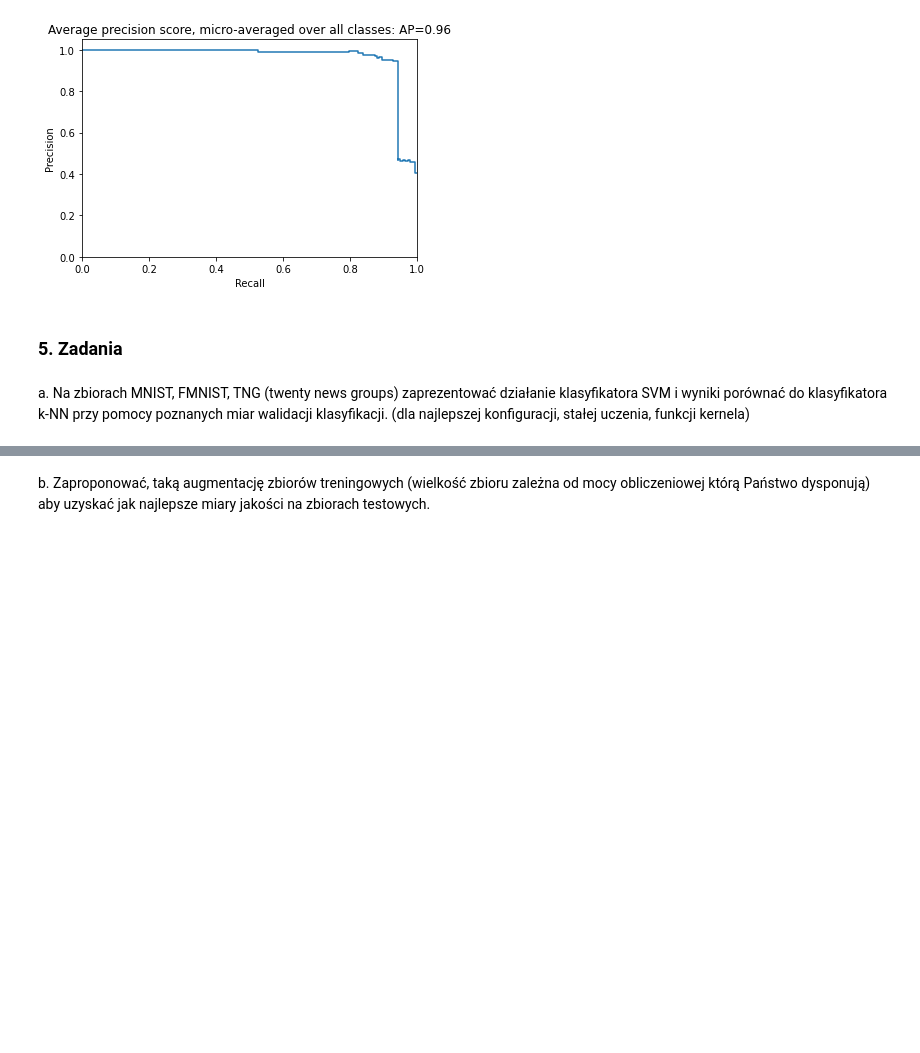
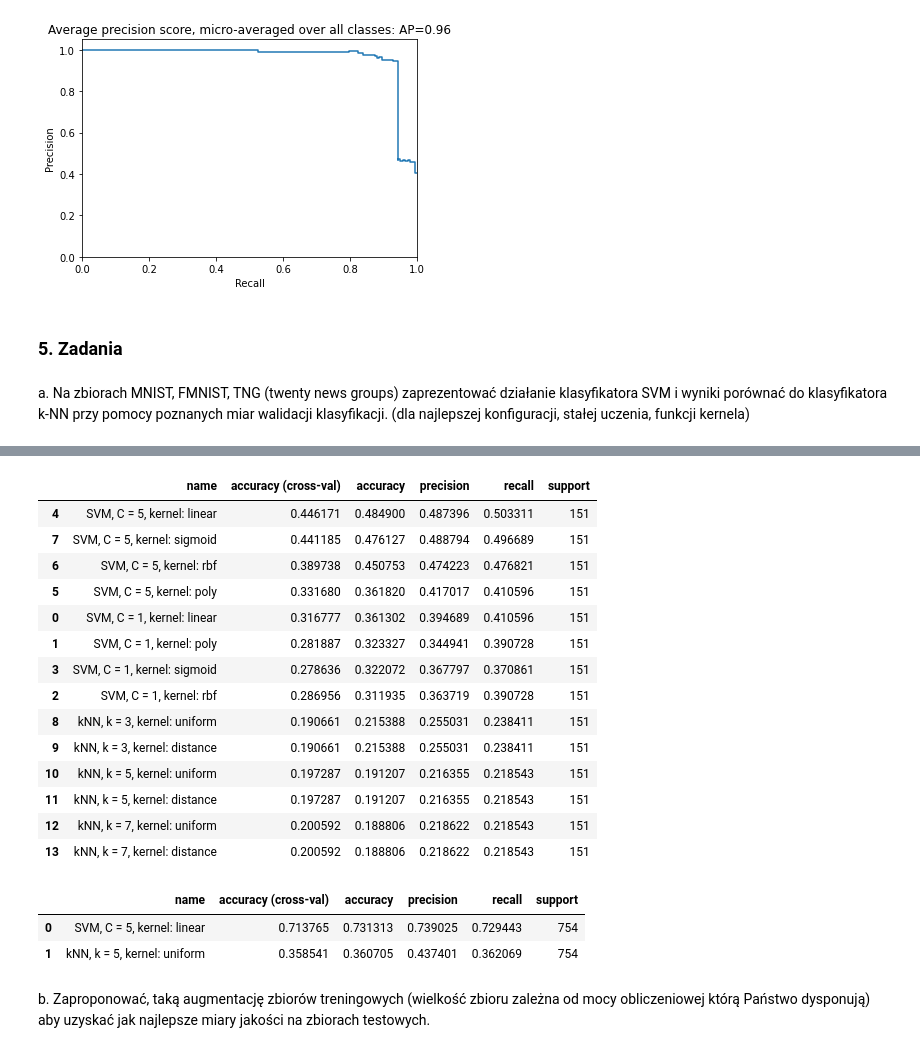
Before and after one commit to filipsl/ml-lab-solutions, a Jupyter notebook: notebook-3/notebook.ipynb, the cells around one changed output, grey strips where cells are left out. Cells and saved outputs as stored; diff of their text form; code cells hidden in the pictures; blank space fills up the shorter version.

```diff
--- a/notebook-3/notebook.ipynb
+++ b/notebook-3/notebook.ipynb
@@ -417,0 +586,2 @@ walidacji klasyfikacji. (dla najlepszej konfiguracji, stałej uczenia, funkcji k
+# %%
+twenty_dataset = fetch_20newsgroups_vectorized(subset='all', data_home="./20ng")
@@ -417,0 +608,20 @@ walidacji klasyfikacji. (dla najlepszej konfiguracji, stałej uczenia, funkcji k
+# %%
+X_train, X_test, y_train, y_test = train_test_split(twenty_dataset.data, twenty_dataset.target, train_size=0.032, test_size=0.008, random_state=1)
+# %%
+evaluate_all(X_train, X_test, y_train, y_test)
+# %% [output]
+|  | name | accuracy (cross-val) | accuracy | precision | recall | support |
+| 4 | SVM, C = 5, kernel: linear | 0.446171 | 0.484900 | 0.487396 | 0.503311 | 151 |
+| 7 | SVM, C = 5, kernel: sigmoid | 0.441185 | 0.476127 | 0.488794 | 0.496689 | 151 |
+| 6 | SVM, C = 5, kernel: rbf | 0.389738 | 0.450753 | 0.474223 | 0.476821 | 151 |
+| 5 | SVM, C = 5, kernel: poly | 0.331680 | 0.361820 | 0.417017 | 0.410596 | 151 |
+| 0 | SVM, C = 1, kernel: linear | 0.316777 | 0.361302 | 0.394689 | 0.410596 | 151 |
+| 1 | SVM, C = 1, kernel: poly | 0.281887 | 0.323327 | 0.344941 | 0.390728 | 151 |
+| 3 | SVM, C = 1, kernel: sigmoid | 0.278636 | 0.322072 | 0.367797 | 0.370861 | 151 |
+| 2 | SVM, C = 1, kernel: rbf | 0.286956 | 0.311935 | 0.363719 | 0.390728 | 151 |
+| 8 | kNN, k = 3, kernel: uniform | 0.190661 | 0.215388 | 0.255031 | 0.238411 | 151 |
+| 9 | kNN, k = 3, kernel: distance | 0.190661 | 0.215388 | 0.255031 | 0.238411 | 151 |
+| 10 | kNN, k = 5, kernel: uniform | 0.197287 | 0.191207 | 0.216355 | 0.218543 | 151 |
+| 11 | kNN, k = 5, kernel: distance | 0.197287 | 0.191207 | 0.216355 | 0.218543 | 151 |
+| 12 | kNN, k = 7, kernel: uniform | 0.200592 | 0.188806 | 0.218622 | 0.218543 | 151 |
+| 13 | kNN, k = 7, kernel: distance | 0.200592 | 0.188806 | 0.218622 | 0.218543 | 151 |
@@ -418,3 +630,9 @@ walidacji klasyfikacji. (dla najlepszej konfiguracji, stałej uczenia, funkcji k
+# %%
+compare_best(X_train, X_test, y_train, y_test, C=5, k=5, knn_kernel='uniform', svm_kernel='linear')
+# %% [output]
+|  | name | accuracy (cross-val) | accuracy | precision | recall | support |
+| 0 | SVM, C = 5, kernel: linear | 0.713765 | 0.731313 | 0.739025 | 0.729443 | 754 |
+| 1 | kNN, k = 5, kernel: uniform | 0.358541 | 0.360705 | 0.437401 | 0.362069 | 754 |
 # %% [markdown]
 b. Zaproponować, taką augmentację zbiorów treningowych (wielkość zbioru zależna od
 mocy obliczeniowej którą Państwo dysponują) aby uzyskać jak najlepsze miary jakości na
```
Also changed, not shown: parts of 26 cells of this notebook.
